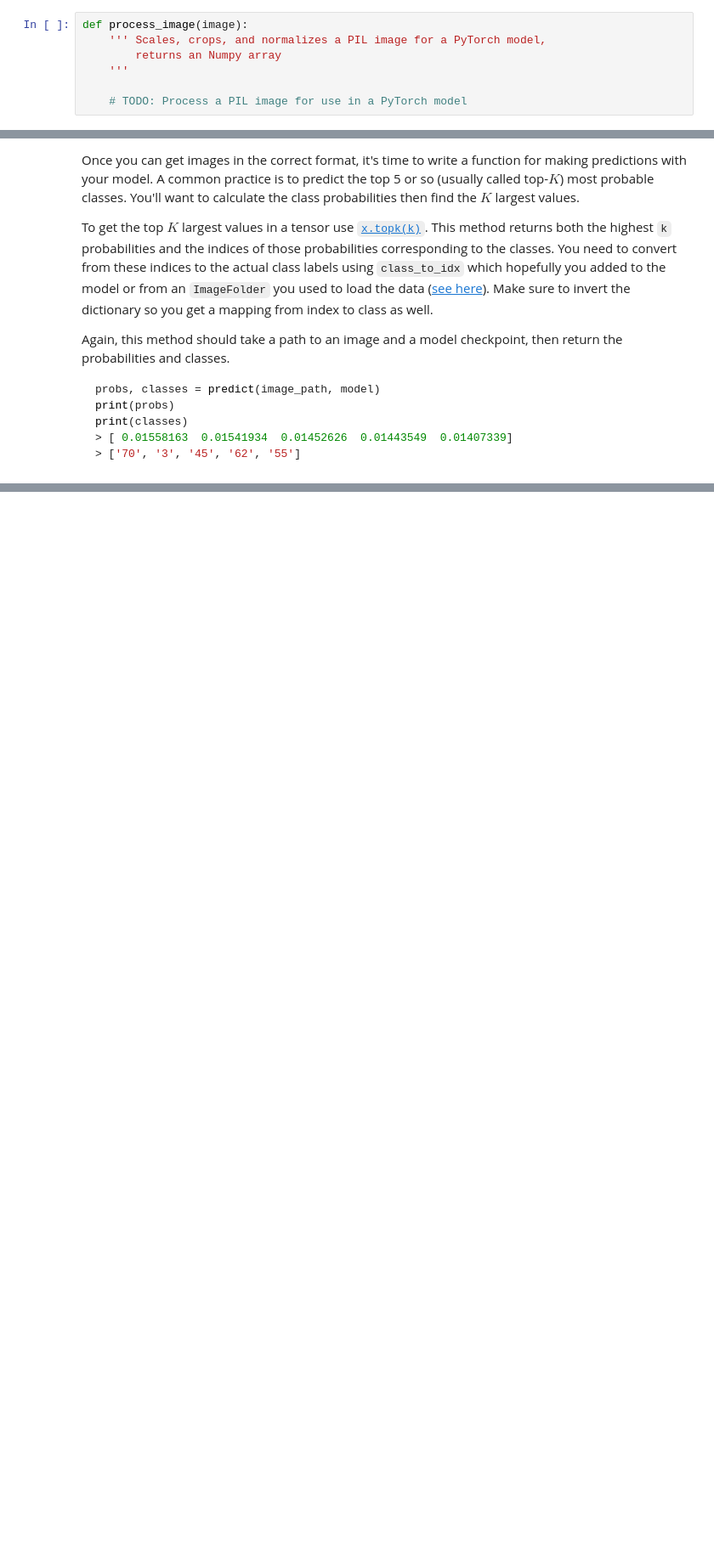
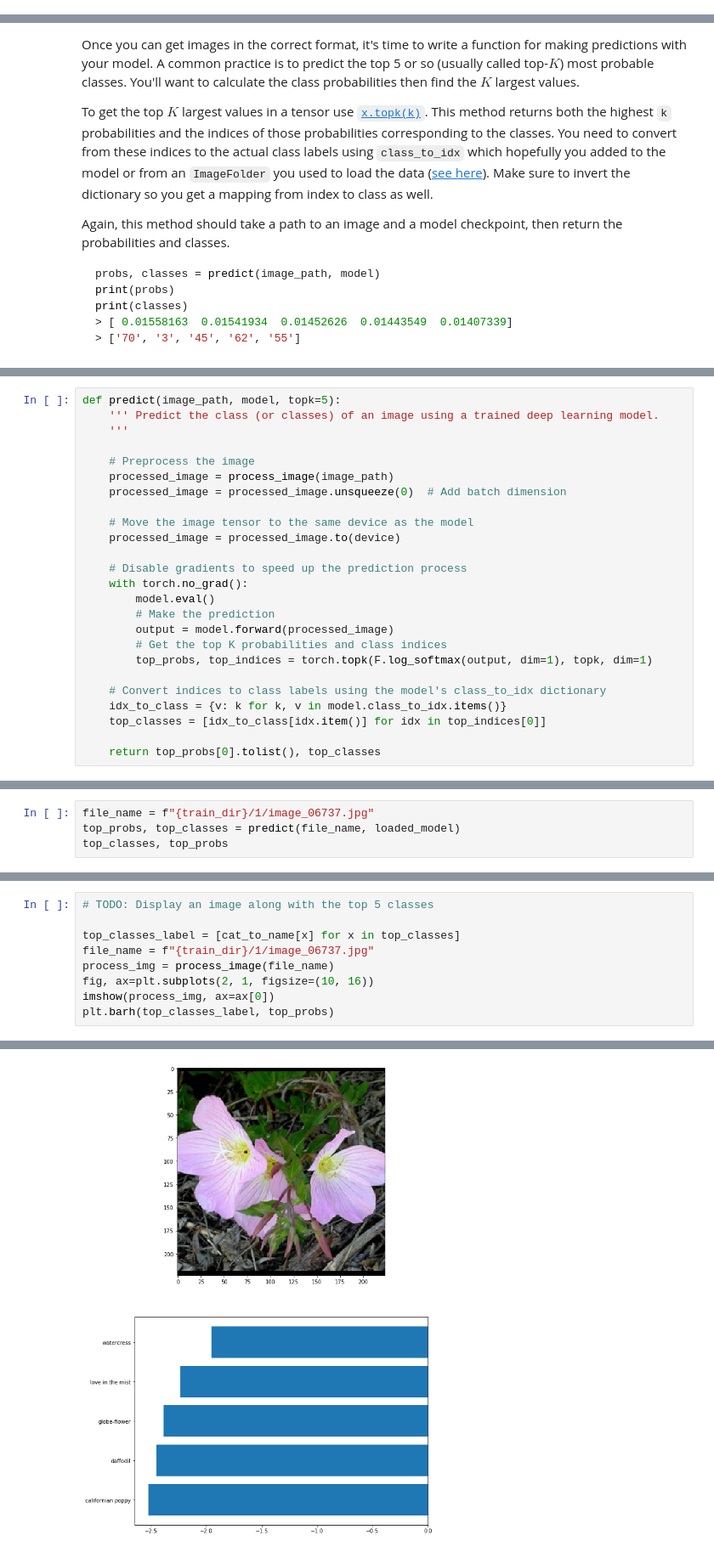
Before and after one commit to ouedraogo-salam/udacity-project-images-classifier, a Jupyter notebook: Image Classifier Project.ipynb, the cells around one changed output, grey strips where cells are left out. Shown at 85% size. Drawn from its saved outputs; the diff is of its cells as text; blank space fills up the shorter version.

```diff
--- a/Image Classifier Project.ipynb
+++ b/Image Classifier Project.ipynb
@@ -211,10 +307,3 @@ Color channels of images are typically encoded as integers 0-255, but the model
 As before, the network expects the images to be normalized in a specific way. For the means, it's `[0.485, 0.456, 0.406]` and for the standard deviations `[0.229, 0.224, 0.225]`. You'll want to subtract the means from each color channel, then divide by the standard deviation.
 
 And finally, PyTorch expects the color channel to be the first dimension but it's the third dimension in the PIL image and Numpy array. You can reorder dimensions using [`ndarray.transpose`](https://docs.scipy.org/doc/numpy-1.13.0/reference/generated/numpy.ndarray.transpose.html). The color channel needs to be first and retain the order of the other two dimensions.
-# %%
-def process_image(image):
-    ''' Scales, crops, and normalizes a PIL image for a PyTorch model,
-        returns an Numpy array
-    '''
-
-    # TODO: Process a PIL image for use in a PyTorch model
@@ -266,3 +388,28 @@ def predict(image_path, model, topk=5):
+# %%
+def predict(image_path, model, topk=5):
+    ''' Predict the class (or classes) of an image using a trained deep learning model.
+    '''
+
+    # Preprocess the image
+    processed_image = process_image(image_path)
+    processed_image = processed_image.unsqueeze(0)  # Add batch dimension
+
+    # Move the image tensor to the same device as the model
+    processed_image = processed_image.to(device)
+
+    # Disable gradients to speed up the prediction process
+    with torch.no_grad():
+        model.eval()
+        # Make the prediction
+        output = model.forward(processed_image)
+        # Get the top K probabilities and class indices
+        top_probs, top_indices = torch.topk(F.log_softmax(output, dim=1), topk, dim=1)
+
+    # Convert indices to class labels using the model's class_to_idx dictionary
+    idx_to_class = {v: k for k, v in model.class_to_idx.items()}
+    top_classes = [idx_to_class[idx.item()] for idx in top_indices[0]]
+
+    return top_probs[0].tolist(), top_classes
 # %% [markdown]
 ## Sanity Checking
 
@@ -275,0 +421,4 @@ You can convert from the class integer encoding to actual flower names with the
+# %%
+file_name = f"{train_dir}/1/image_06737.jpg"
+top_probs, top_classes = predict(file_name, loaded_model)
+top_classes, top_probs
@@ -275,0 +432,10 @@ You can convert from the class integer encoding to actual flower names with the
+# %%
+# TODO: Display an image along with the top 5 classes
+
+top_classes_label = [cat_to_name[x] for x in top_classes]
+file_name = f"{train_dir}/1/image_06737.jpg"
+process_img = process_image(file_name)
+fig, ax=plt.subplots(2, 1, figsize=(10, 16))
+imshow(process_img, ax=ax[0])
+plt.barh(top_classes_label, top_probs)
+# %% [output]
@@ -275,0 +443 @@ You can convert from the class integer encoding to actual flower names with the
+[figure, added]
```
Also changed, not shown: parts of 24 cells of this notebook, 1 other file.
